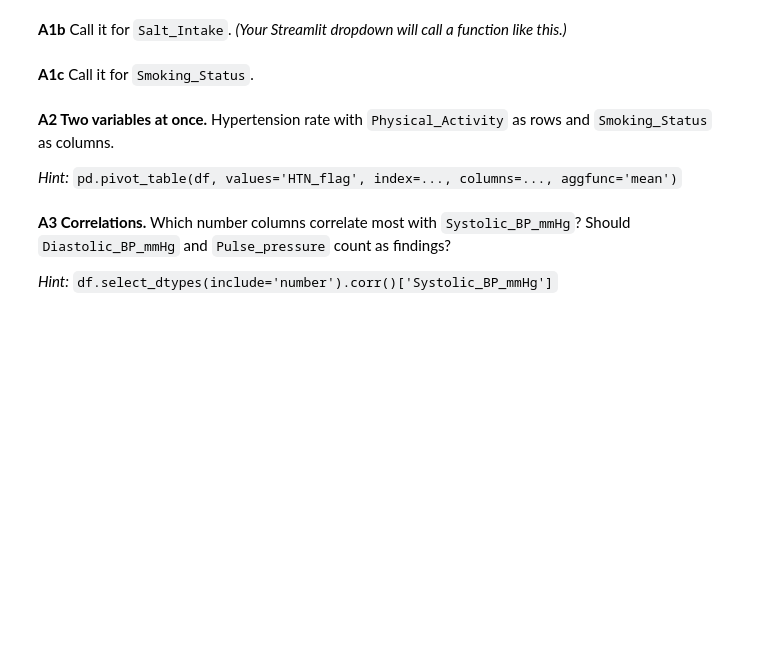
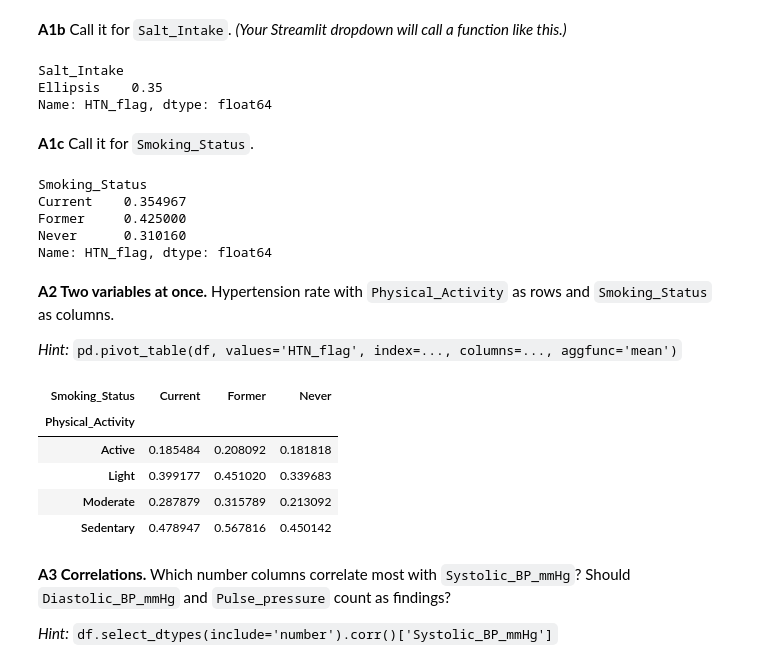
Before and after one commit to danielshikuku/project-hypertension, a Jupyter notebook: Week5_Workshop_Pandas_Student.ipynb, the cells around one changed output. Saved outputs shown, nothing was run; the diff lists cells and outputs as text; code cells hidden in the pictures; blank space fills up the shorter version.

```diff
--- a/Week5_Workshop_Pandas_Student.ipynb
+++ b/Week5_Workshop_Pandas_Student.ipynb
@@ -539,4 +750,9 @@ df['Stress_Level_code'] = ...
 # %% [markdown]
 **Task 7.3** `Physical_Activity_code`: Sedentary 0, Light 1, Moderate 2, Active 3.
-# %%
-df['Physical_Activity_code'] = ...
+# %%
+df['Physical_Activity_code'] = df['Physical_Activity'].map({'Low': 0,
+    'Moderate': 1,
+    'High': 2,
+    'Very High': 3})
+
+df[['Physical_Activity', 'Physical_Activity_code']].head()
@@ -550,6 +777,10 @@ df['Physical_Activity_code'] = ...
 **Task 7.5** Make `HTN_flag` (1 for `Yes`, 0 for `No`) from `Hypertension`, and `Family_History_flag` from `Family_History_HTN`.
 
 *Hint:* `(df['col'] == 'Yes').astype(int)`
-# %%
-df['HTN_flag'] = ...
-df['Family_History_flag'] = ...
+# %%
+df['HTN_flag'] = (df['Hypertension'] == 'Yes').astype(int)
+df['Family_History_flag'] = (df['Family_History_HTN'] == 'Yes').astype(int)
+
+
+print(df[['Hypertension', 'HTN_flag',
+          'Family_History_HTN', 'Family_History_flag']].head())
@@ -646,10 +970,22 @@ def rate_by_group(data, column):
 **A1b** Call it for `Salt_Intake`.  *(Your Streamlit dropdown will call a function like this.)*
 # %%
 # your code here
+print(rate_by_group(df, 'Salt_Intake'))
+# %% [output]
+Salt_Intake
+Ellipsis    0.35
+Name: HTN_flag, dtype: float64
 # %% [markdown]
 **A1c** Call it for `Smoking_Status`.
 # %%
 # your code here
+print(rate_by_group(df, 'Smoking_Status'))
+# %% [output]
+Smoking_Status
+Current    0.354967
+Former     0.425000
+Never      0.310160
+Name: HTN_flag, dtype: float64
 # %% [markdown]
 **A2 Two variables at once.** Hypertension rate with `Physical_Activity` as rows and `Smoking_Status` as columns.
 
@@ -659,3 +993,19 @@ def rate_by_group(data, column):
+# %%
+# your code here
+pd.pivot_table(
+    df,
+    values='HTN_flag',
+    index='Physical_Activity',
+    columns='Smoking_Status',
+    aggfunc='mean'
+)
+# %% [output]
+| Smoking_Status | Current | Former | Never |
+| Physical_Activity |  |  |  |
+| Active | 0.185484 | 0.208092 | 0.181818 |
+| Light | 0.399177 | 0.451020 | 0.339683 |
+| Moderate | 0.287879 | 0.315789 | 0.213092 |
+| Sedentary | 0.478947 | 0.567816 | 0.450142 |
 # %% [markdown]
 **A3 Correlations.** Which number columns correlate most with `Systolic_BP_mmHg`? Should `Diastolic_BP_mmHg` and `Pulse_pressure` count as findings?
 
```
Also changed, not shown: parts of 62 cells of this notebook.
